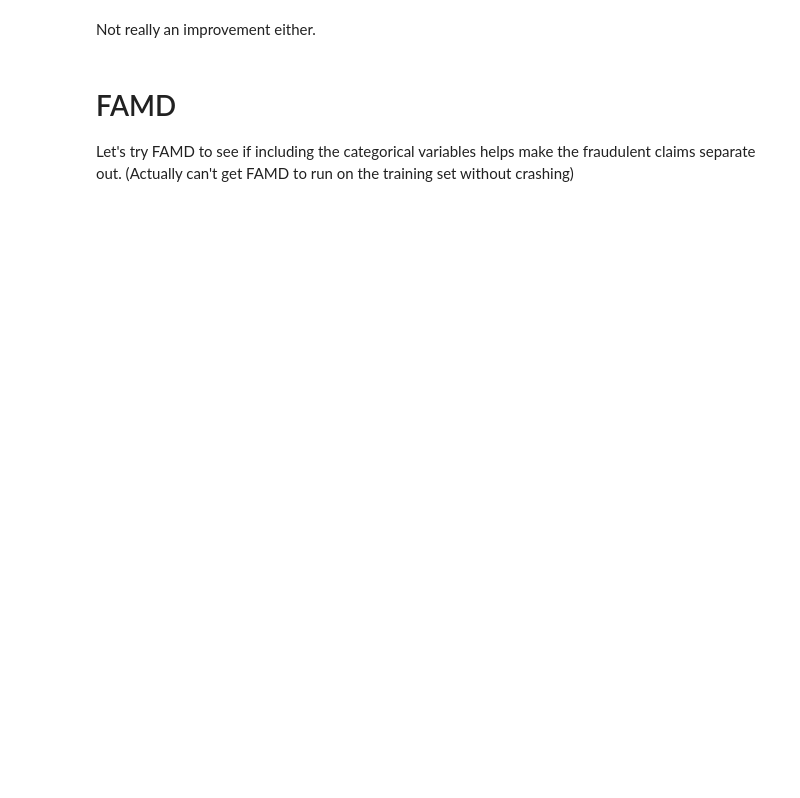
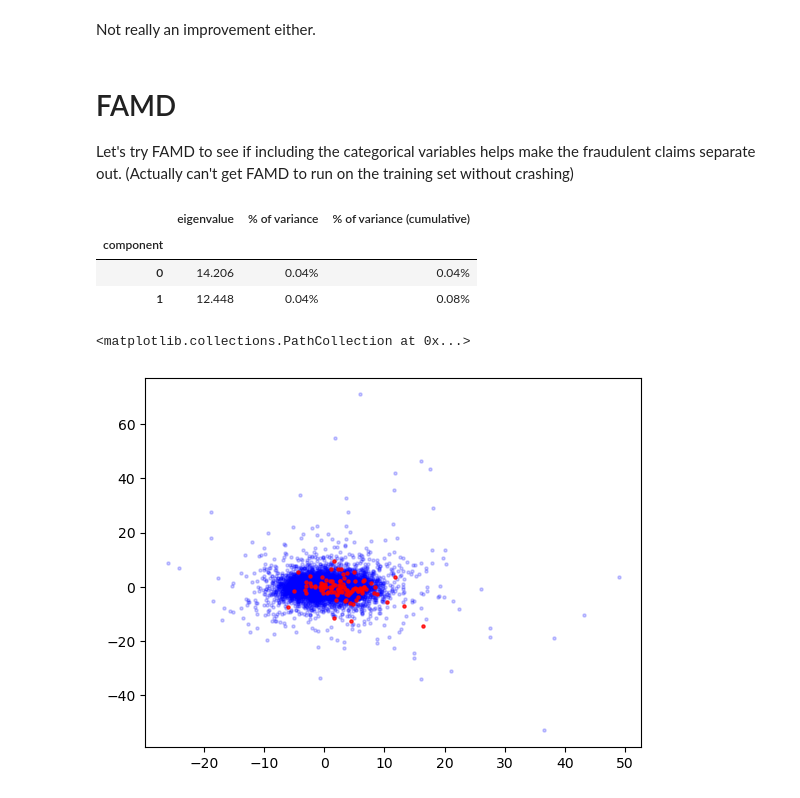
Before and after one commit to babichmorrowc/allianz_ifb, a Jupyter notebook: notebooks/focus_lab_cbm.ipynb, the cells around one changed output. Cells and saved outputs as stored; diff of their text form; code cells hidden in the pictures; blank space fills up the shorter version.

```diff
--- a/notebooks/focus_lab_cbm.ipynb
+++ b/notebooks/focus_lab_cbm.ipynb
@@ -340,17 +335,37 @@ Not really an improvement either.
 Let's try FAMD to see if including the categorical variables helps make the fraudulent claims separate out. (Actually can't get FAMD to run on the training set without crashing)
 # %%
 # Get the variables we want for FAMD
-# X_train_famd = X_train[cont_feats +
-#                        ['income', 'customer_age', 'device_distinct_emails_8w', 'housing_status']]
+X_train_famd = X_train[cont_feats +
+                       ['income', 'customer_age', 'device_distinct_emails_8w',
+                        'housing_status',
+                        'keep_alive_session']]
+# Only use the first 10000 datapoints so FAMD doesn't crash
+X_train_famd = X_train_famd[0:10000]
 
-# famd = prince.FAMD(
-#     n_components=2,
-#     n_iter=3,
-#     copy=True,
-#     check_input=True,
-#     random_state=42,
-#     engine="sklearn",
-#     handle_unknown="error"  # same parameter as sklearn.preprocessing.OneHotEncoder
-# )
-# famd = famd.fit(X_train_famd)
-# famd.eigenvalues_summary
+famd = prince.FAMD(n_components=2)
+famd = famd.fit(X_train_famd)
+famd.eigenvalues_summary
+# %% [output]
+|  | eigenvalue | % of variance | % of variance (cumulative) |
+| component |  |  |  |
+| 0 | 14.206 | 0.04% | 0.04% |
+| 1 | 12.448 | 0.04% | 0.08% |
+# %%
+# Plot FAMD
+famd_coords = famd.row_coordinates(X_train_famd)
+
+# sum(y_train[0:10000] == False)
+
+plt.scatter(famd_coords[y_train[0:10000] == False][0],
+            famd_coords[y_train[0:10000] == False][1],
+            c = "blue",
+            s = 5,
+            alpha = 0.2)
+plt.scatter(famd_coords[y_train[0:10000] == True][0],
+            famd_coords[y_train[0:10000] == True][1],
+            c = "red",
+            s = 5,
+            alpha = 0.8)
+# %% [output]
+<matplotlib.collections.PathCollection at 0x...>
+[figure, added]
```
Also changed, not shown: parts of 7 cells of this notebook, 1 other file.
